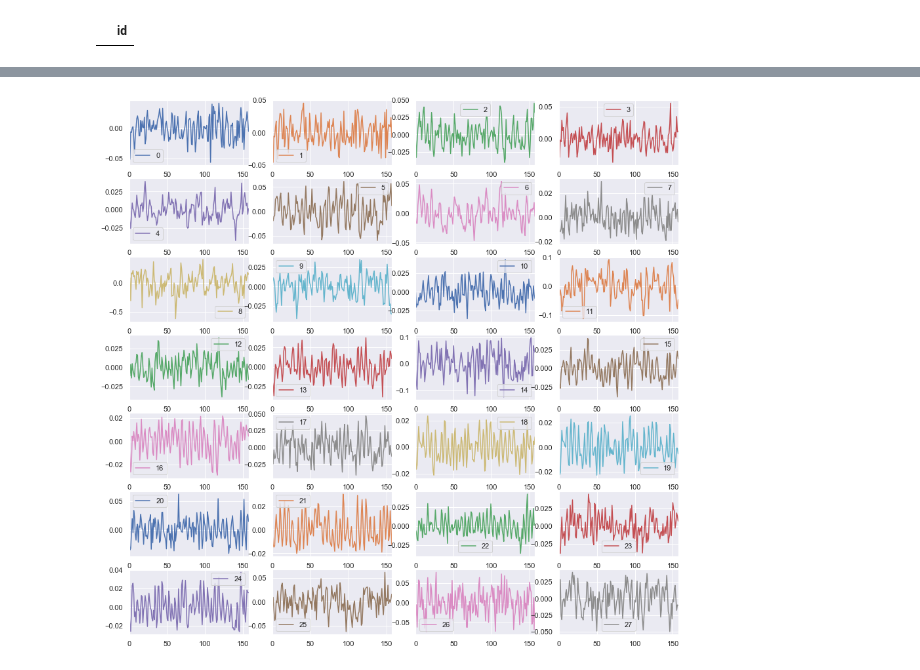
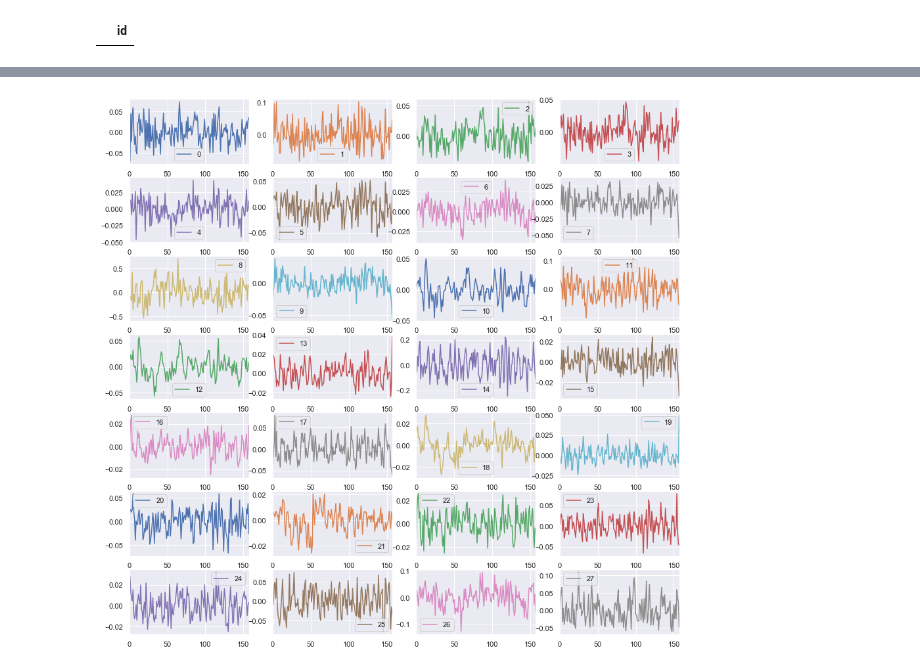
Before and after one commit to spolex/pyrestfmri, a Jupyter notebook: notebooks/fmri_cbl_ts_csv_to_h5.ipynb, the cells around one changed output, grey strips where cells are left out. Drawn from its saved outputs; the diff is of its cells as text; code cells hidden in the pictures.

```diff
--- a/notebooks/fmri_cbl_ts_csv_to_h5.ipynb
+++ b/notebooks/fmri_cbl_ts_csv_to_h5.ipynb
@@ -56,9 +53,9 @@ h5_file = 'Z:/elekin/02-RESULTADOS/00-EXTRACCION-CEREBELO/elekin_fmri_ts_pandas.
 key = 'cbl/et'
 frame.merge(et).to_hdf(h5_file, key)
 # %%
-subj = "T082"
+subj = "C528"
 fig, axes = plt.subplots(nrows=7, ncols=4, figsize=(15,15))
 df = frame.loc[:,frame.columns != 'label']
 p = df[df["id"] == subj].plot(subplots=True, ax=axes, fig=fig)
 # %% [output]
-[figure, old version]
+[figure, new version]
```
Also changed, not shown: parts of 3 cells of this notebook.
